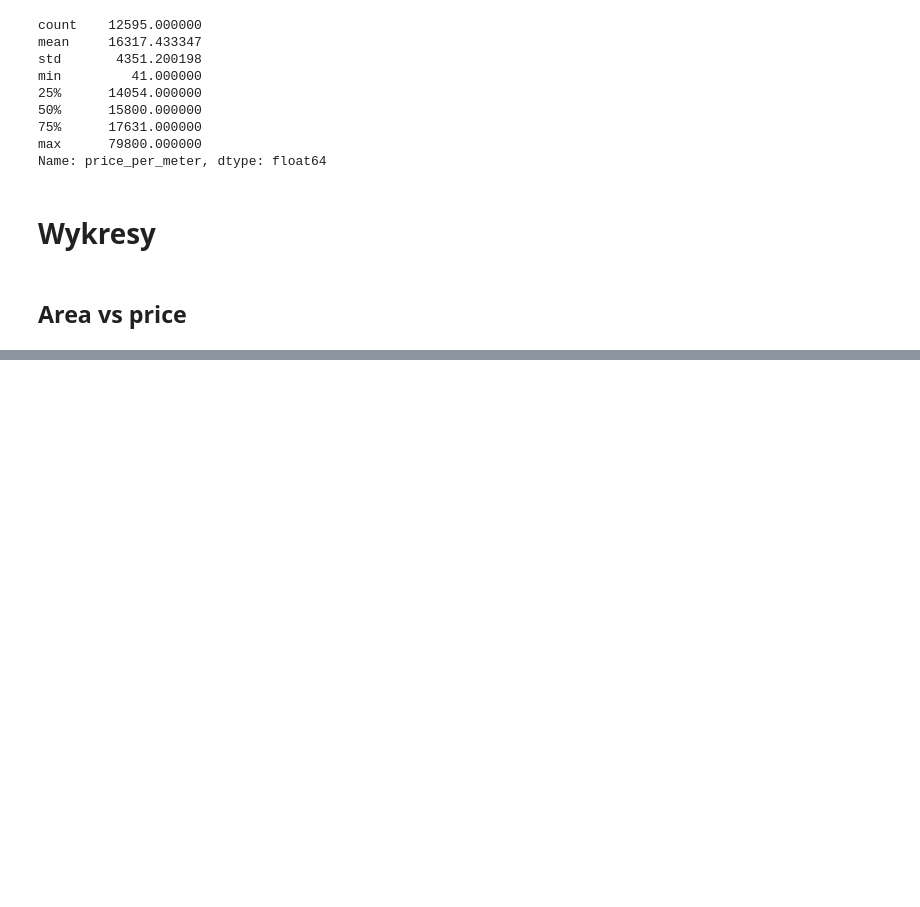
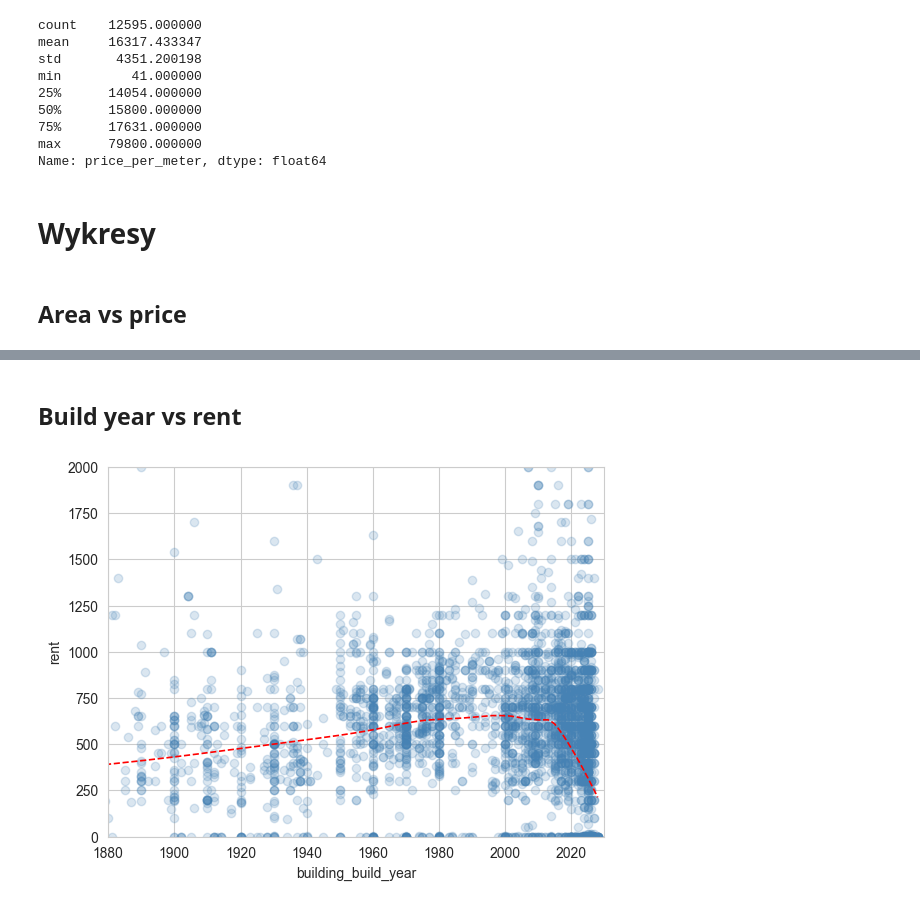
Before and after one commit to Brozi/Otodom-Scraper, a Jupyter notebook: listing-scraper/1.0-jb-eda.ipynb, the cells around one changed output, grey strips where cells are left out. Saved outputs shown, nothing was run; the diff lists cells and outputs as text; code cells hidden in the pictures; blank space fills up the shorter version.

```diff
--- a/listing-scraper/1.0-jb-eda.ipynb
+++ b/listing-scraper/1.0-jb-eda.ipynb
@@ -193,0 +285,24 @@ plt.show()
+# %% [markdown]
+## Build year vs rent
+# %%
+sns.set_style("whitegrid")
+# year_rent = sns.scatterplot(data=df, x='building_build_year', y='rent')
+
+year_rent=sns.regplot(
+        data=df,
+        x='building_build_year',
+        y='rent',
+        color='red',
+        lowess=True,# Distinct color for the global average
+        ci=None,
+        scatter_kws={'alpha': 0.2, 'color': 'steelblue'},
+        line_kws={'linewidth': 1.2, 'linestyle': '--', 'label': 'Global Average'}
+    )
+year_rent.set(
+    xlim=(1880,2030),
+    ylim=(0,2000),
+    title="Build year vs rent"
+)
+plt.show()
+# %% [output]
+[figure, added]
```
Also changed, not shown: parts of 14 cells of this notebook.
